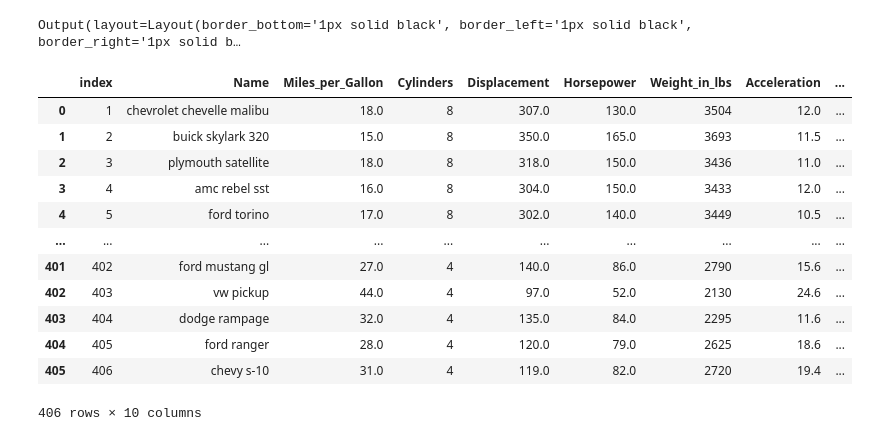
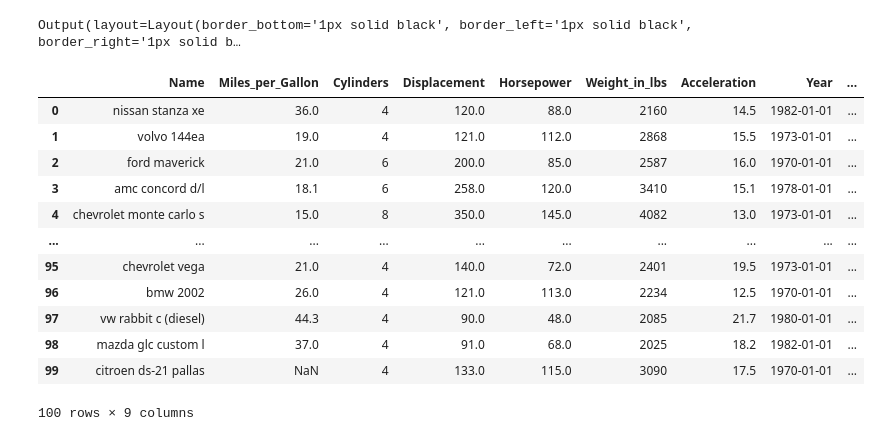
Before and after one commit to visdesignlab/persist, a Jupyter notebook: examples/test_ext_widget.ipynb, the cells around one changed output. Drawn from its saved outputs; the diff is of its cells as text; code cells hidden in the pictures.

```diff
--- a/examples/test_ext_widget.ipynb
+++ b/examples/test_ext_widget.ipynb
@@ -26,18 +31,18 @@ PR.Out().show_logs()
 # %% [output]
 Output(layout=Layout(border_bottom='1px solid black', border_left='1px solid black', border_right='1px solid b…
 # %%
-w.body_widget.data
+# # import altair with an abbreviated alias
+# import altair as alt
+
+# # load a sample dataset as a pandas DataFrame
+# from vega_datasets import data
+# cars = data.cars()
+
+# # make the chart
+# a = alt.Chart("https://raw.githubusercontent.com/vega/vega/main/docs/data/cars.json").mark_point().encode(
+#     x='Horsepower:Q',
+#     y='Miles_per_Gallon:Q',
+#     color='Origin:N',
+# )
+
+# a
-# %% [output]
-|  | index | Name | Miles_per_Gallon | Cylinders | Displacement | Horsepower | Weight_in_lbs | Acceleration | ... |
-| 0 | 1 | chevrolet chevelle malibu | 18.0 | 8 | 307.0 | 130.0 | 3504 | 12.0 | ... |
-| 1 | 2 | buick skylark 320 | 15.0 | 8 | 350.0 | 165.0 | 3693 | 11.5 | ... |
-| 2 | 3 | plymouth satellite | 18.0 | 8 | 318.0 | 150.0 | 3436 | 11.0 | ... |
-| 3 | 4 | amc rebel sst | 16.0 | 8 | 304.0 | 150.0 | 3433 | 12.0 | ... |
-| 4 | 5 | ford torino | 17.0 | 8 | 302.0 | 140.0 | 3449 | 10.5 | ... |
-| ... | ... | ... | ... | ... | ... | ... | ... | ... | ... |
-| 401 | 402 | ford mustang gl | 27.0 | 4 | 140.0 | 86.0 | 2790 | 15.6 | ... |
-| 402 | 403 | vw pickup | 44.0 | 4 | 97.0 | 52.0 | 2130 | 24.6 | ... |
-| 403 | 404 | dodge rampage | 32.0 | 4 | 135.0 | 84.0 | 2295 | 11.6 | ... |
-| 404 | 405 | ford ranger | 28.0 | 4 | 120.0 | 79.0 | 2625 | 18.6 | ... |
-| 405 | 406 | chevy s-10 | 31.0 | 4 | 119.0 | 82.0 | 2720 | 19.4 | ... |
-406 rows × 10 columns
@@ -79,0 +49,19 @@ w.body_widget.data
+# %%
+cars_sub = cars.sample(n = 100)
+
+c = cars_sub.reset_index(drop=True)
+c
+# %% [output]
+|  | Name | Miles_per_Gallon | Cylinders | Displacement | Horsepower | Weight_in_lbs | Acceleration | Year | ... |
+| 0 | nissan stanza xe | 36.0 | 4 | 120.0 | 88.0 | 2160 | 14.5 | 1982-01-01 | ... |
+| 1 | volvo 144ea | 19.0 | 4 | 121.0 | 112.0 | 2868 | 15.5 | 1973-01-01 | ... |
+| 2 | ford maverick | 21.0 | 6 | 200.0 | 85.0 | 2587 | 16.0 | 1970-01-01 | ... |
+| 3 | amc concord d/l | 18.1 | 6 | 258.0 | 120.0 | 3410 | 15.1 | 1978-01-01 | ... |
+| 4 | chevrolet monte carlo s | 15.0 | 8 | 350.0 | 145.0 | 4082 | 13.0 | 1973-01-01 | ... |
+| ... | ... | ... | ... | ... | ... | ... | ... | ... | ... |
+| 95 | chevrolet vega | 21.0 | 4 | 140.0 | 72.0 | 2401 | 19.5 | 1973-01-01 | ... |
+| 96 | bmw 2002 | 26.0 | 4 | 121.0 | 113.0 | 2234 | 12.5 | 1970-01-01 | ... |
+| 97 | vw rabbit c (diesel) | 44.3 | 4 | 90.0 | 48.0 | 2085 | 21.7 | 1980-01-01 | ... |
+| 98 | mazda glc custom l | 37.0 | 4 | 91.0 | 68.0 | 2025 | 18.2 | 1982-01-01 | ... |
+| 99 | citroen ds-21 pallas | NaN | 4 | 133.0 | 115.0 | 3090 | 17.5 | 1970-01-01 | ... |
+100 rows × 9 columns
```
Also changed, not shown: parts of 3 cells of this notebook, 5 other files.
